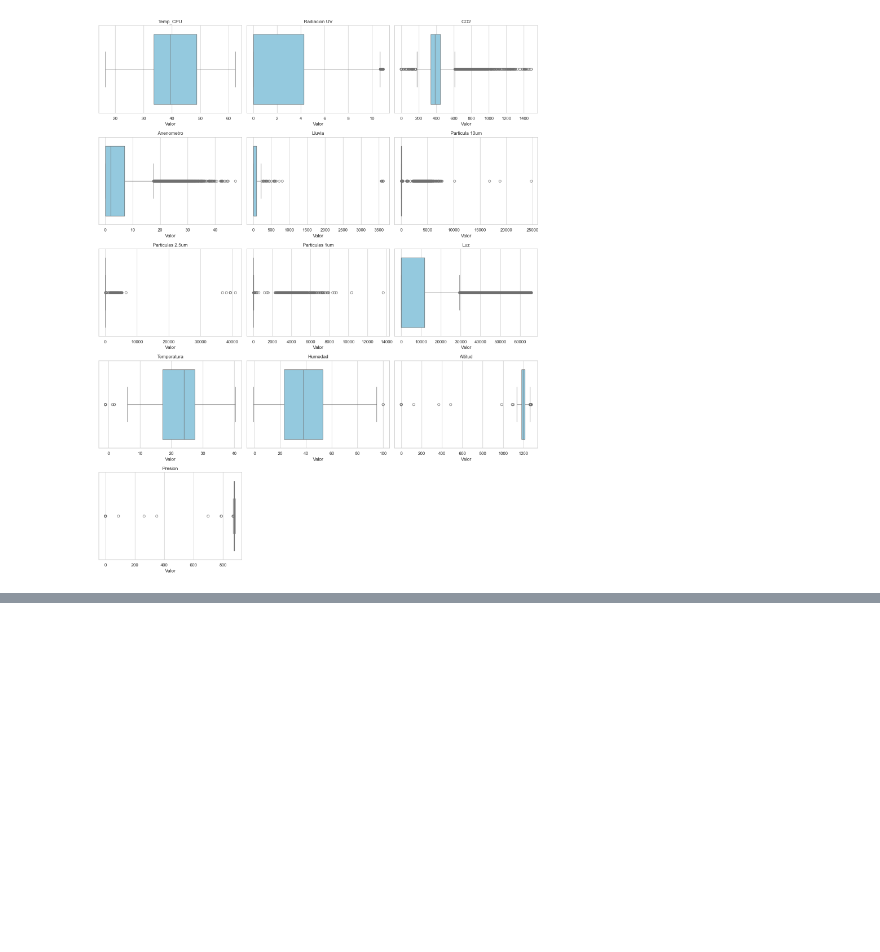
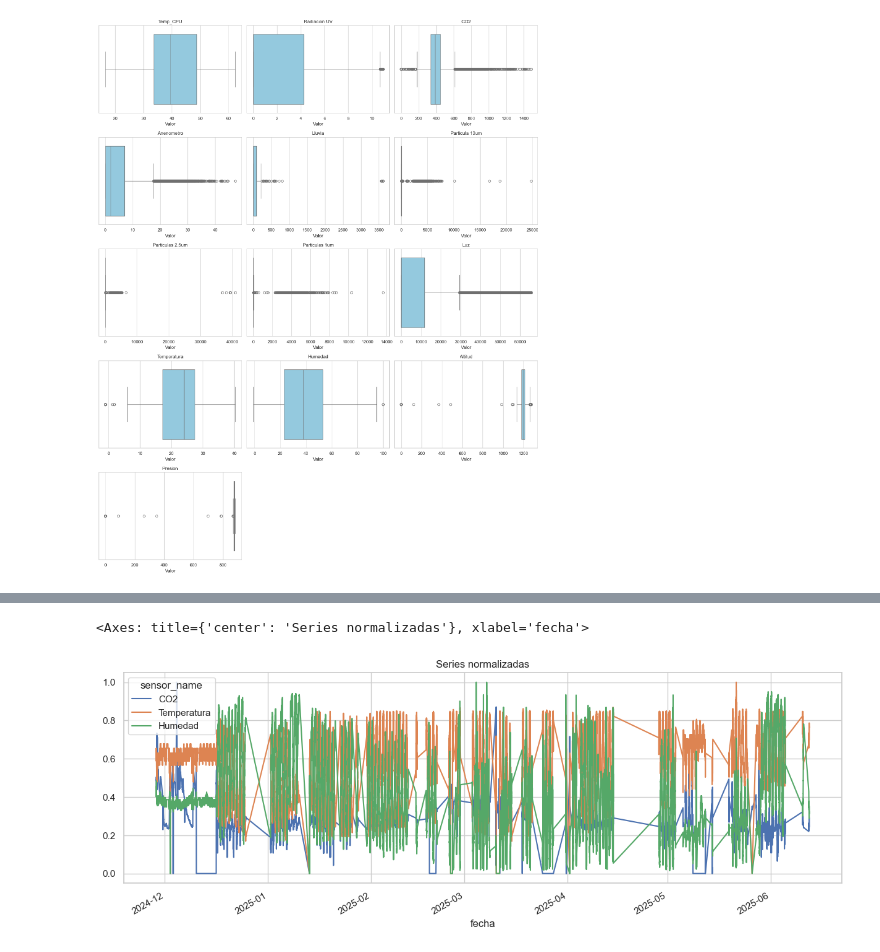
Before and after one commit to JoaquinCar/ScikitLearn_MachineLearning, a Jupyter notebook: estacion1/EDA.ipynb, the cells around one changed output, grey strips where cells are left out. Cells and saved outputs as stored; diff of their text form; code cells hidden in the pictures; blank space fills up the shorter version.

```diff
--- a/estacion1/EDA.ipynb
+++ b/estacion1/EDA.ipynb
@@ -149,0 +305,17 @@ plt.show()
+# %%
+from sklearn.preprocessing import MinMaxScaler
+
+# Usamos el DataFrame pivotado que tiene sensores como columnas y fecha como índice
+scaler = MinMaxScaler()
+
+# Aplicar normalización min-max a cada columna (sensor)
+df_normalizado = pd.DataFrame(
+    scaler.fit_transform(df_pivot),
+    columns=df_pivot.columns,
+    index=df_pivot.index
+)
+# %%
+df_normalizado[['CO2', 'Temperatura', 'Humedad']].plot(figsize=(15, 5), title='Series normalizadas')
+# %% [output]
+<Axes: title={'center': 'Series normalizadas'}, xlabel='fecha'>
+[figure, added]
```
Also changed, not shown: parts of 6 cells of this notebook.
